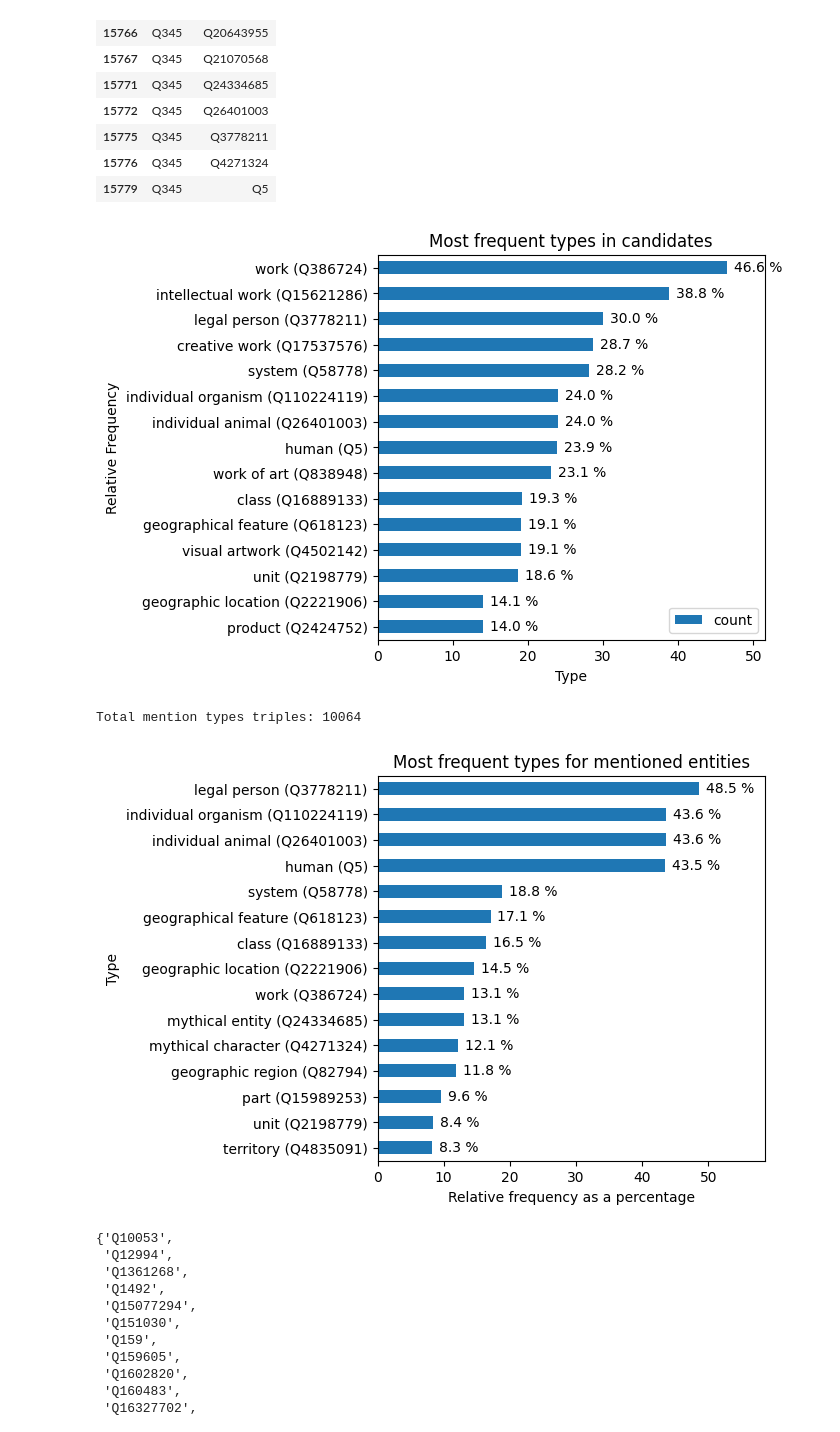
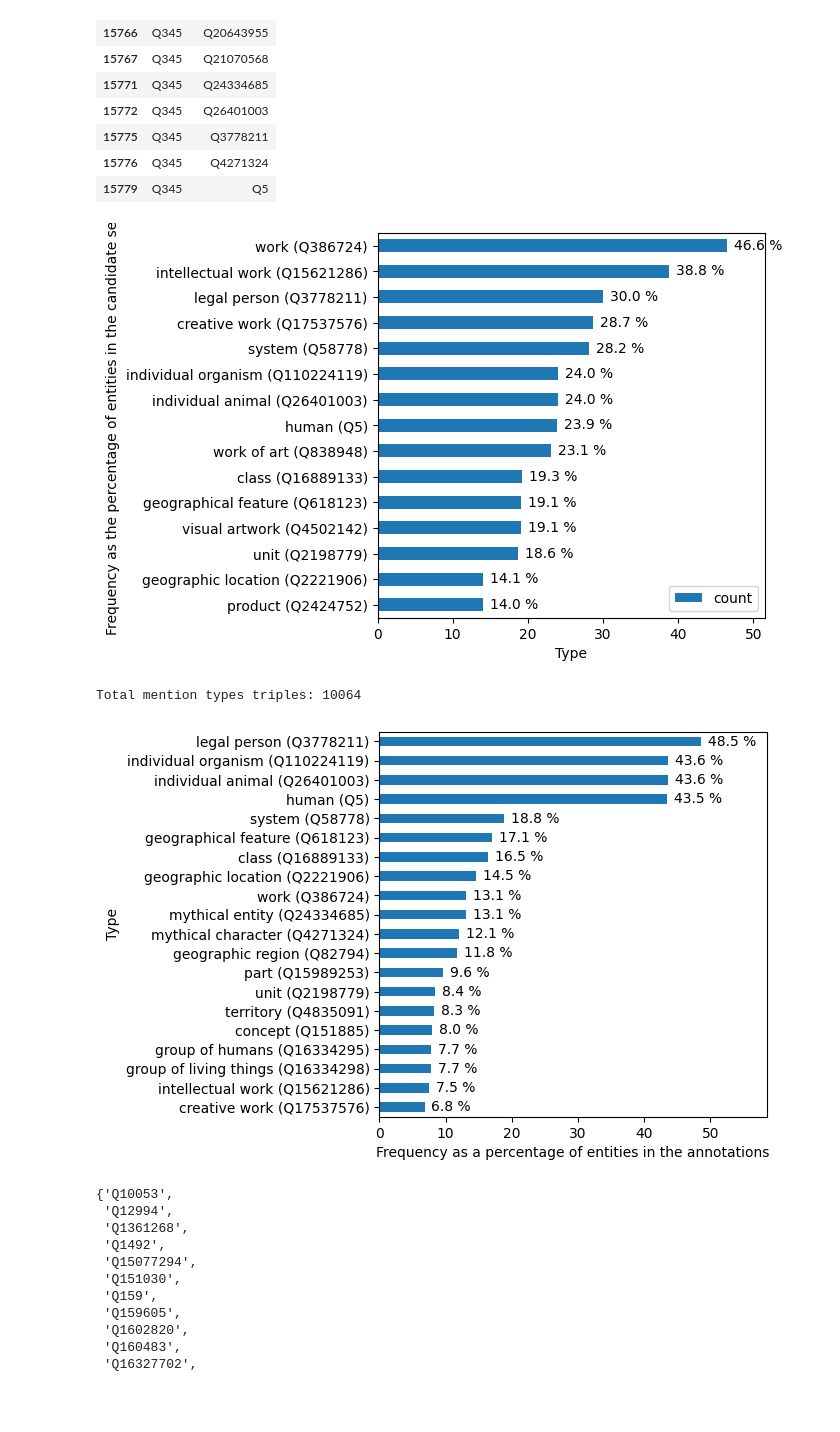
Before and after one commit to HPI-Information-Systems/MELArt, a Jupyter notebook: statistics_subjects.ipynb, the cells around one changed output. Saved outputs shown, nothing was run; the diff lists cells and outputs as text; code cells hidden in the pictures; blank space fills up the shorter version.

```diff
--- a/statistics_subjects.ipynb
+++ b/statistics_subjects.ipynb
@@ -56,23 +56,6 @@ Read 52769 candidates
 # %%
 def get_all_types(qid_list):
     """Get all types in the wikidata hierarchy for a list of qids, return a dataframe with columns 'qid', 'type' and 'type_label'"""
-    types_dict=dict()
-    # sparql_query="""
-    # PREFIX wd: <http://www.wikidata.org/entity/>
-    # PREFIX wdt: <http://www.wikidata.org/prop/direct/>
-    # PREFIX p: <http://www.wikidata.org/prop/>
-    # prefix ps: <http://www.wikidata.org/prop/statement/>
-    # PREFIX rdfs: <http://www.w3.org/2000/01/rdf-schema#>
-
-    # SELECT DISTINCT ?qid ?type ?type_label WHERE{
-    #     VALUES ?qid { %s }
-    #     ?qid p:P31 ?statement0.
-    #     ?statement0 (ps:P31/(wdt:P279*)) ?type.
-    #     ?type rdfs:label ?type_label.
-    #     FILTER ( STRSTARTS(STR(?type), STR(wd:)))
-    #     FILTER ( LANG(?type_label) = "en" )
-    # }
-    # """ % ' '.join([f'wd:{qid}' for qid in qid_list])
     sparql_query="""
     PREFIX wd: <http://www.wikidata.org/entity/>
     PREFIX wdt: <http://www.wikidata.org/prop/direct/>
@@ -193,20 +133,20 @@ df_types[df_types['qid']=='Q345']
 # %%
 # count of types
 type_counts=df_types['type'].value_counts()
 #normalize
 type_counts=type_counts*100/len(candidates)
 k=15
 plot_df=pd.DataFrame(type_counts.head(k))
 plot_labels=sq.sparql_all_lables(plot_df.index.to_list())
 plot_df["type_label"]=plot_df.index.map(lambda x: f"{plot_labels[x][0]} ({x})")
 plot_df=plot_df.set_index("type_label")
-ax=plot_df.plot(kind='barh', title='Most frequent types in candidates', figsize=(5,5), xlabel='Type', ylabel='Relative Frequency', xlim=(0,max(type_counts.head(10))+5))
+ax=plot_df.plot(kind='barh', figsize=(5,5), xlabel='Type', ylabel='Frequency as the percentage of entities in the candidate set', xlim=(0,max(type_counts.head(10))+5))
 ax.invert_yaxis()
 ax.bar_label(ax.containers[0], fmt='%.1f %%', padding=5)
 plt.savefig("figures/types_candidates.pdf", format="pdf", bbox_inches='tight')
 plt.show()
 # %% [output]
-[figure, old version]
+[figure, new version]
 # %%
 df_types_mentions=df_types[df_types['qid'].isin(mentions_qids)]
 print("Total mention types triples:", len(df_types_mentions))
@@ -216,18 +156,18 @@ Total mention types triples: 10064
 type_counts_mentions=df_types_mentions['type'].value_counts()
 #normalize
 type_counts_mentions=type_counts_mentions*100/len(mentions_qids)
-k=15
+k=20
 plot_df=pd.DataFrame(type_counts_mentions.head(k))
 plot_labels=sq.sparql_all_lables(plot_df.index.to_list())
 plot_df["type_label"]=plot_df.index.map(lambda x: f"{plot_labels[x][0]} ({x})")
 plot_df=plot_df.set_index("type_label")
-ax=plot_df.plot(kind='barh', title='Most frequent types for mentioned entities', figsize=(5,5), ylabel='Type', xlabel='Relative frequency as a percentage', xlim=(0,max(type_counts_mentions.head(10))+10), legend=False)
+ax=plot_df.plot(kind='barh', figsize=(5,5), ylabel='Type', xlabel='Frequency as a percentage of entities in the annotations', xlim=(0,max(type_counts_mentions.head(k))+10), legend=False)
 ax.invert_yaxis()
 ax.bar_label(ax.containers[0], fmt='%.1f %%', padding=5)
 plt.savefig("figures/types_mentions.pdf", format="pdf", bbox_inches='tight')
 plt.show()
 # %% [output]
-[figure, old version]
+[figure, new version]
 # %%
 # legal persons (Q3778211) that are not humans (Q5)
 legal_persons_df=df_types_mentions[df_types_mentions['type']=='Q3778211']
```
Also changed, not shown: parts of 5 cells of this notebook.
